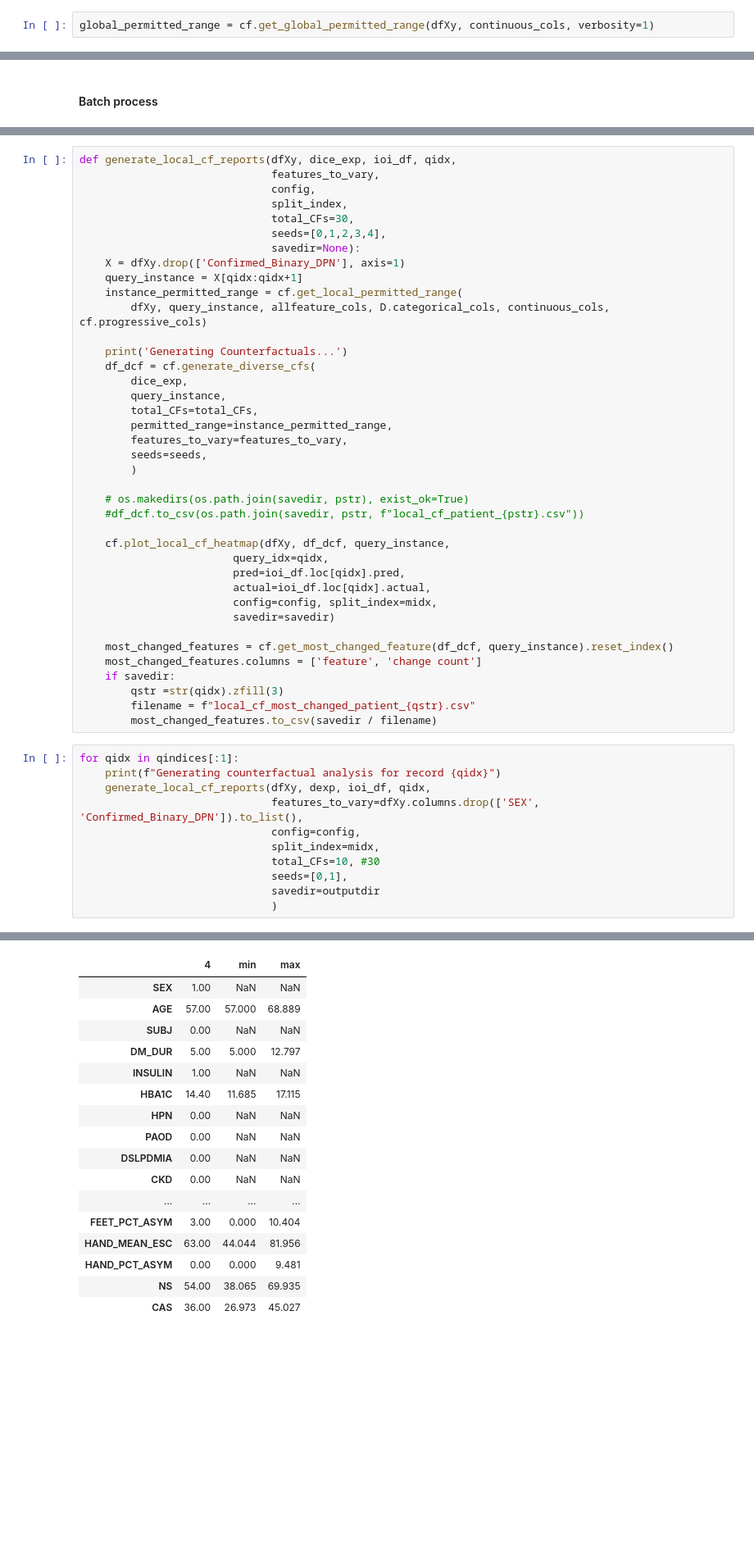
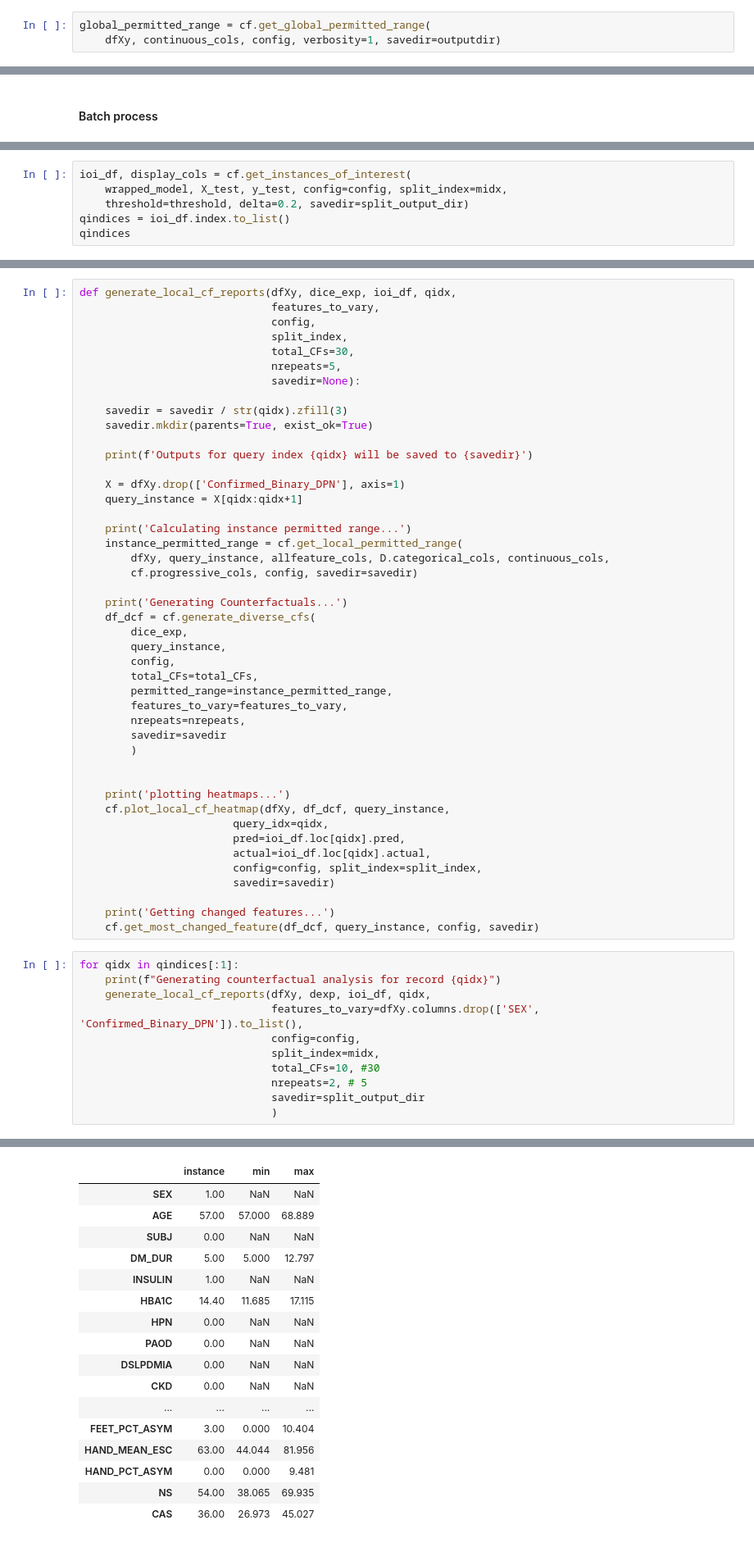
Before and after one commit to acbriza/dpn2026, a Jupyter notebook: module/counterfactuals.ipynb, the cells around one changed output, grey strips where cells are left out. Shown at 82% size. Drawn from its saved outputs; the diff is of its cells as text; blank space fills up the shorter version.

Commit message:
update counterfactuals for batch processing

```diff
--- a/module/counterfactuals.ipynb
+++ b/module/counterfactuals.ipynb
@@ -183,7 +189,8 @@ model=  CatBoostClassifier(**best_params,
 # %% [markdown]
 ###  Define Global Permitted Range
 # %%
-global_permitted_range = cf.get_global_permitted_range(dfXy, continuous_cols, verbosity=1)
+global_permitted_range = cf.get_global_permitted_range(
+    dfXy, continuous_cols, config, verbosity=1, savedir=outputdir)
 # %% [output]
 |  | min | max |
 | AGE | 8.111 | 100.889 |
@@ -654,0 +620,6 @@ qindices
+# %%
+ioi_df, display_cols = cf.get_instances_of_interest(
+    wrapped_model, X_test, y_test, config=config, split_index=midx,
+    threshold=threshold, delta=0.2, savedir=split_output_dir)
+qindices = ioi_df.index.to_list()
+qindices
@@ -658,39 +639,45 @@ def generate_local_cf_reports(dfXy, dice_exp, ioi_df, qidx,
                               config,
                               split_index,
                               total_CFs=30,
-                              seeds=[0,1,2,3,4],
+                              nrepeats=5,
                               savedir=None):
+
+    savedir = savedir / str(qidx).zfill(3)
+    savedir.mkdir(parents=True, exist_ok=True)
+
+    print(f'Outputs for query index {qidx} will be saved to {savedir}')
+
     X = dfXy.drop(['Confirmed_Binary_DPN'], axis=1)
     query_instance = X[qidx:qidx+1]
+
+    print('Calculating instance permitted range...')
     instance_permitted_range = cf.get_local_permitted_range(
-        dfXy, query_instance, allfeature_cols, D.categorical_cols, continuous_cols, cf.progressive_cols)
+        dfXy, query_instance, allfeature_cols, D.categorical_cols, continuous_cols,
+        cf.progressive_cols, config, savedir=savedir)
 
     print('Generating Counterfactuals...')
     df_dcf = cf.generate_diverse_cfs(
         dice_exp,
         query_instance,
+        config,
         total_CFs=total_CFs,
         permitted_range=instance_permitted_range,
         features_to_vary=features_to_vary,
-        seeds=seeds,
+        nrepeats=nrepeats,
+        savedir=savedir
         )
 
-    # os.makedirs(os.path.join(savedir, pstr), exist_ok=True)
-    #df_dcf.to_csv(os.path.join(savedir, pstr, f"local_cf_patient_{pstr}.csv"))
 
+    print('plotting heatmaps...')
     cf.plot_local_cf_heatmap(dfXy, df_dcf, query_instance,
                         query_idx=qidx,
                         pred=ioi_df.loc[qidx].pred,
                         actual=ioi_df.loc[qidx].actual,
-                        config=config, split_index=midx,
+                        config=config, split_index=split_index,
                         savedir=savedir)
 
-    most_changed_features = cf.get_most_changed_feature(df_dcf, query_instance).reset_index()
-    most_changed_features.columns = ['feature', 'change count']
-    if savedir:
-        qstr =str(qidx).zfill(3)
-        filename = f"local_cf_most_changed_patient_{qstr}.csv"
-        most_changed_features.to_csv(savedir / filename)
+    print('Getting changed features...')
+    cf.get_most_changed_feature(df_dcf, query_instance, config, savedir)
 # %%
 for qidx in qindices[:1]:
     print(f"Generating counterfactual analysis for record {qidx}")
@@ -699,8 +686,8 @@ for qidx in qindices[:1]:
                               config=config,
                               split_index=midx,
                               total_CFs=10, #30
-                              seeds=[0,1],
-                              savedir=outputdir
+                              nrepeats=2, # 5
+                              savedir=split_output_dir
                               )
 # %% [output]
 Generating counterfactual analysis for record 4
@@ -707,4 +697,4 @@ Generating counterfactual analysis for record 4
-|  | 4 | min | max |
+|  | instance | min | max |
 | SEX | 1.00 | NaN | NaN |
 | AGE | 57.00 | 57.000 | 68.889 |
 | SUBJ | 0.00 | NaN | NaN |
```
Also changed, not shown: parts of 10 cells of this notebook, 1 other file.
